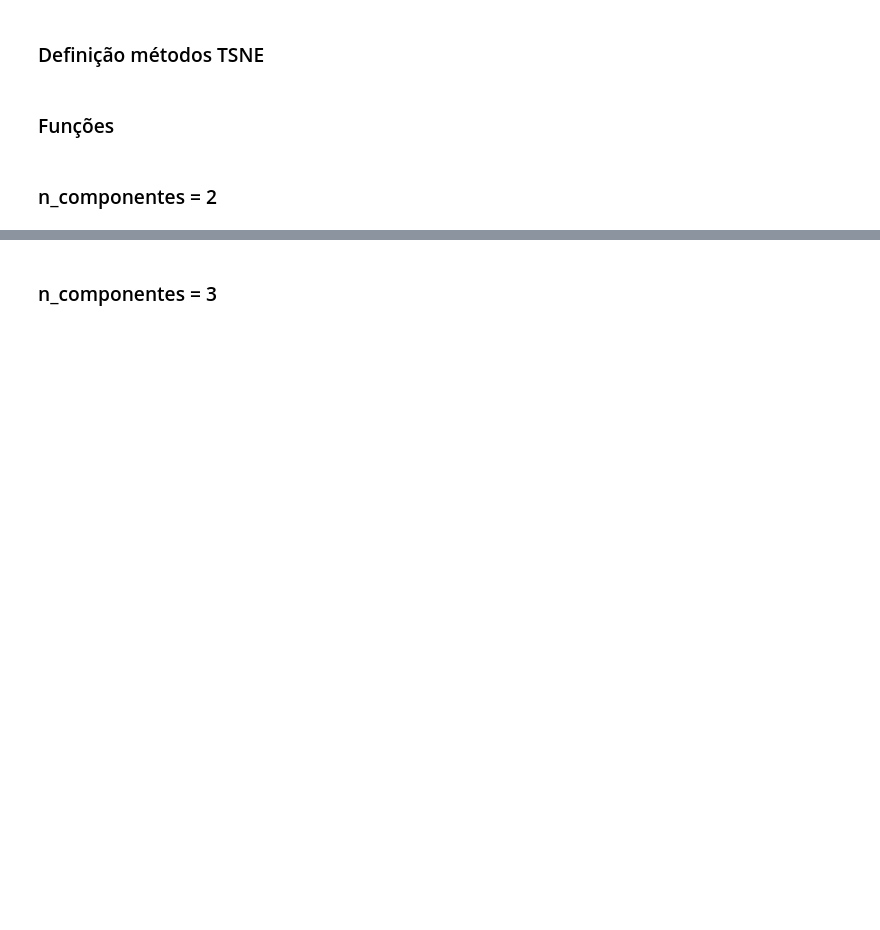
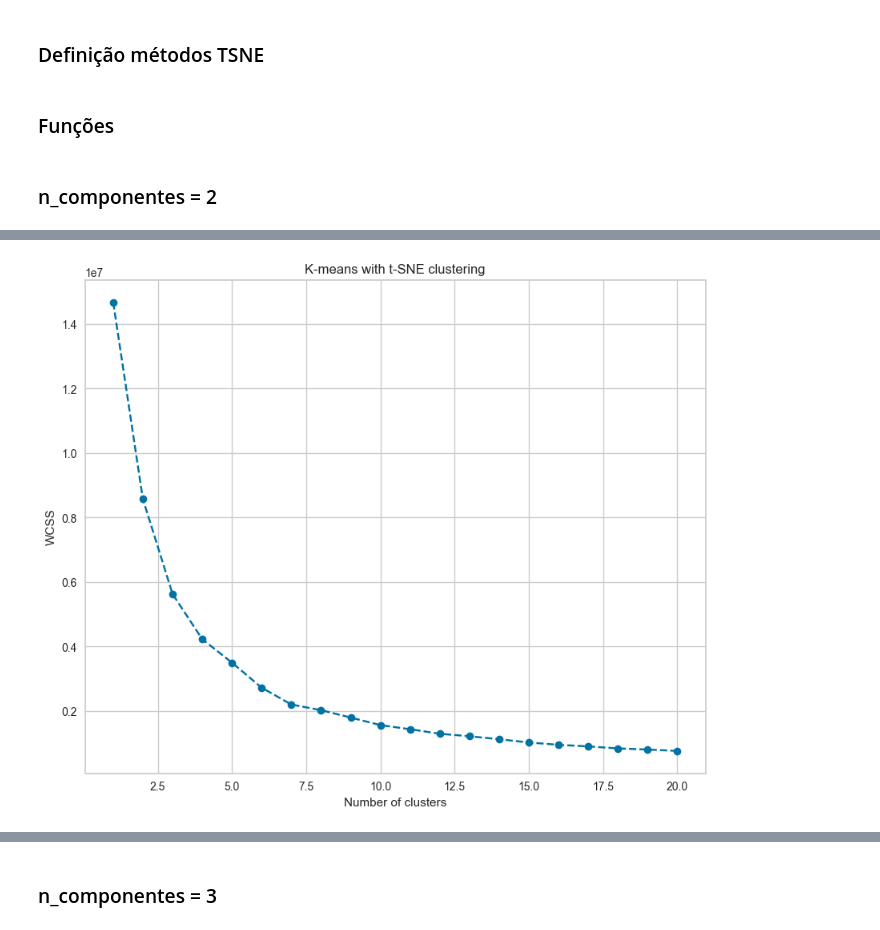
Before and after one commit to Thamires-Lopes/agrupamento-tcc, a Jupyter notebook: agrupamento_novo/reducao_dimensionalidade/t-sne_analise.ipynb, the cells around one changed output, grey strips where cells are left out. Cells and saved outputs as stored; diff of their text form; code cells hidden in the pictures; blank space fills up the shorter version.

Commit message:
Criando mais casos de testes de redução de dimensionalidade com t-sne

```diff
--- a/agrupamento_novo/reducao_dimensionalidade/t-sne_analise.ipynb
+++ b/agrupamento_novo/reducao_dimensionalidade/t-sne_analise.ipynb
@@ -77,3 +77,15 @@ def visualizar_clusters(kmeans, data, n_clusters):
     plt.ylabel('t-SNE Component 2')
     plt.legend()
     plt.show()
+# %%
+def plotar_grafico_wccs(data):
+    sum_of_squares = []
+    for k in range(1, 21):
+        kmeans_tsne = aplicar_k_means(data, k)
+        sum_of_squares.append(kmeans_tsne.inertia_)
+
+    plt.figure(figsize = (10, 8))
+    plt.plot(range(1, 21), sum_of_squares, marker = 'o', linestyle = '--')
+    plt.xlabel("Number of clusters")
+    plt.ylabel("WCSS")
+    plt.title("K-means with t-SNE clustering")
@@ -86,3 +104,7 @@ plotar_grafico_perplexity(2, barnes_hut)
 # %%
-data = reduzir_dimensionalidade_t_sne(2, 40, barnes_hut)
+data_n_2 = reduzir_dimensionalidade_t_sne(2, 40, barnes_hut)
+# %%
+plotar_grafico_wccs(data_n_2)
+# %% [output]
+[figure, added]
 # %%
```
Also changed, not shown: parts of 12 cells of this notebook.
